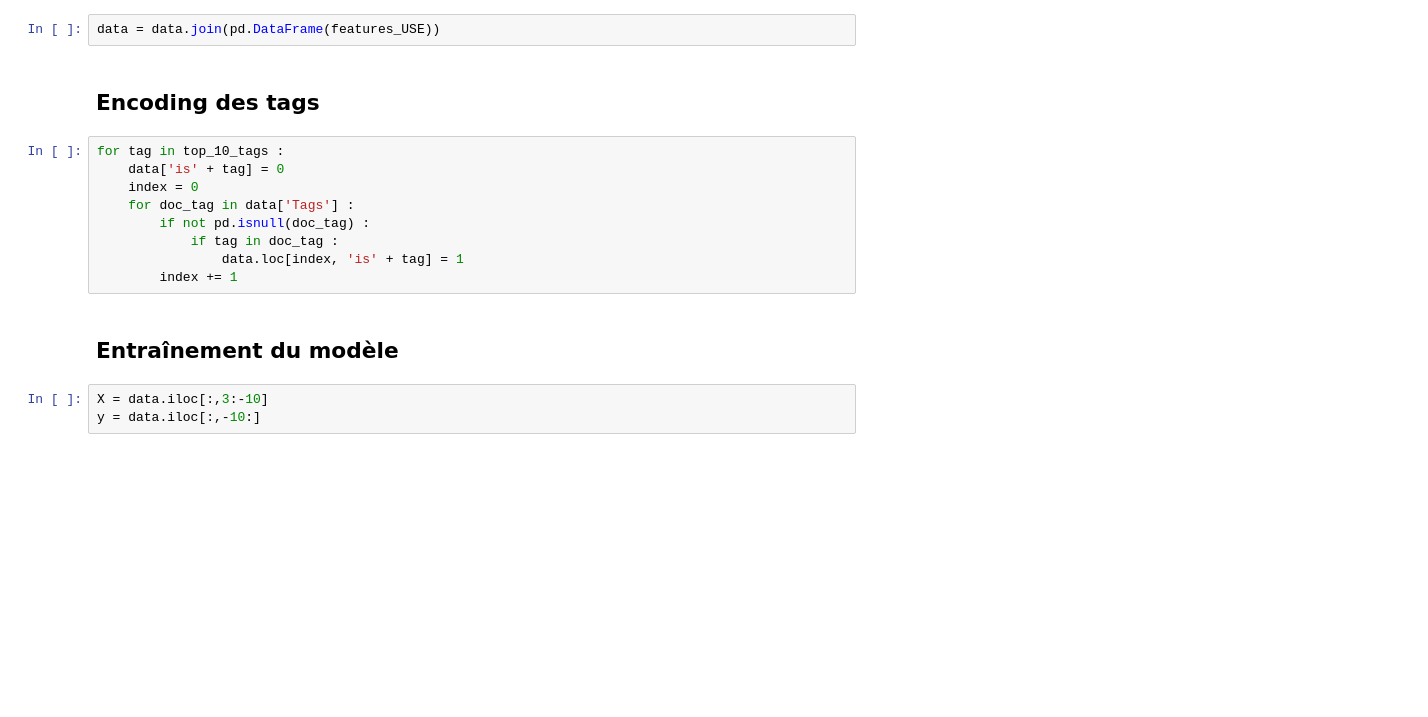
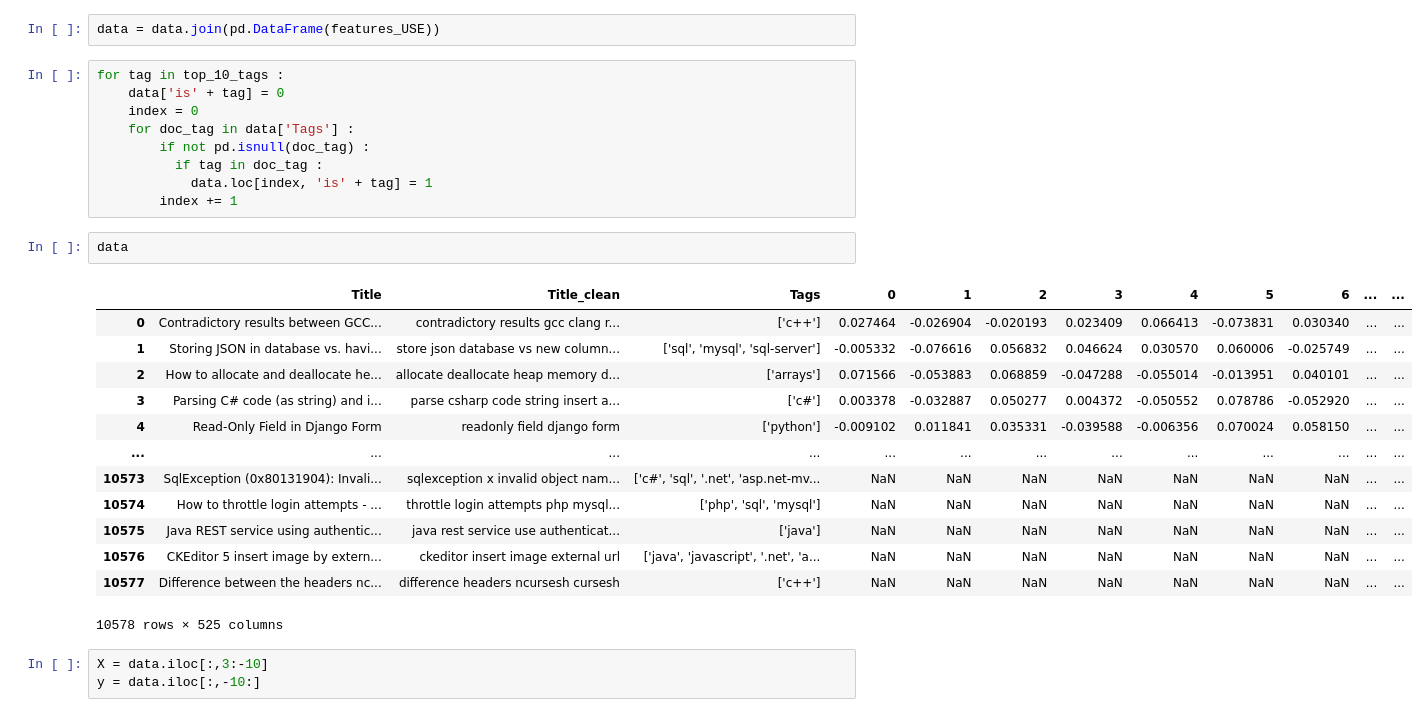
Before and after one commit to sbendimerad/ml_deployment, a Jupyter notebook: 5_Cleaning + USE + logreg title.ipynb, the cells around one changed output. Cells and saved outputs as stored; diff of their text form; blank space fills up the shorter version.

```diff
--- a/5_Cleaning + USE + logreg title.ipynb
+++ b/5_Cleaning + USE + logreg title.ipynb
@@ -167,19 +161,31 @@ sentences = data['Title_clean'].to_list()
 features_USE = feature_USE_fct(sentences, batch_size)
 # %%
 data = data.join(pd.DataFrame(features_USE))
-# %% [markdown]
-## Encoding des tags
 # %%
 for tag in top_10_tags :
     data['is' + tag] = 0
     index = 0
     for doc_tag in data['Tags'] :
         if not pd.isnull(doc_tag) :
-            if tag in doc_tag :
-                data.loc[index, 'is' + tag] = 1
+          if tag in doc_tag :
+            data.loc[index, 'is' + tag] = 1
         index += 1
-# %% [markdown]
-## Entraînement du modèle
+# %%
+data
+# %% [output]
+|  | Title | Title_clean | Tags | 0 | 1 | 2 | 3 | 4 | 5 | 6 | ... | ... |
+| 0 | Contradictory results between GCC... | contradictory results gcc clang r... | ['c++'] | 0.027464 | -0.026904 | -0.020193 | 0.023409 | 0.066413 | -0.073831 | 0.030340 | ... | ... |
+| 1 | Storing JSON in database vs. havi... | store json database vs new column... | ['sql', 'mysql', 'sql-server'] | -0.005332 | -0.076616 | 0.056832 | 0.046624 | 0.030570 | 0.060006 | -0.025749 | ... | ... |
+| 2 | How to allocate and deallocate he... | allocate deallocate heap memory d... | ['arrays'] | 0.071566 | -0.053883 | 0.068859 | -0.047288 | -0.055014 | -0.013951 | 0.040101 | ... | ... |
+| 3 | Parsing C# code (as string) and i... | parse csharp code string insert a... | ['c#'] | 0.003378 | -0.032887 | 0.050277 | 0.004372 | -0.050552 | 0.078786 | -0.052920 | ... | ... |
+| 4 | Read-Only Field in Django Form | readonly field django form | ['python'] | -0.009102 | 0.011841 | 0.035331 | -0.039588 | -0.006356 | 0.070024 | 0.058150 | ... | ... |
+| ... | ... | ... | ... | ... | ... | ... | ... | ... | ... | ... | ... | ... |
+| 10573 | SqlException (0x80131904): Invali... | sqlexception x invalid object nam... | ['c#', 'sql', '.net', 'asp.net-mv... | NaN | NaN | NaN | NaN | NaN | NaN | NaN | ... | ... |
+| 10574 | How to throttle login attempts - ... | throttle login attempts php mysql... | ['php', 'sql', 'mysql'] | NaN | NaN | NaN | NaN | NaN | NaN | NaN | ... | ... |
+| 10575 | Java REST service using authentic... | java rest service use authenticat... | ['java'] | NaN | NaN | NaN | NaN | NaN | NaN | NaN | ... | ... |
+| 10576 | CKEditor 5 insert image by extern... | ckeditor insert image external url | ['java', 'javascript', '.net', 'a... | NaN | NaN | NaN | NaN | NaN | NaN | NaN | ... | ... |
+| 10577 | Difference between the headers nc... | difference headers ncursesh cursesh | ['c++'] | NaN | NaN | NaN | NaN | NaN | NaN | NaN | ... | ... |
+10578 rows × 525 columns
 # %%
 X = data.iloc[:,3:-10]
 y = data.iloc[:,-10:]
```
Also changed, not shown: parts of 20 cells of this notebook.
